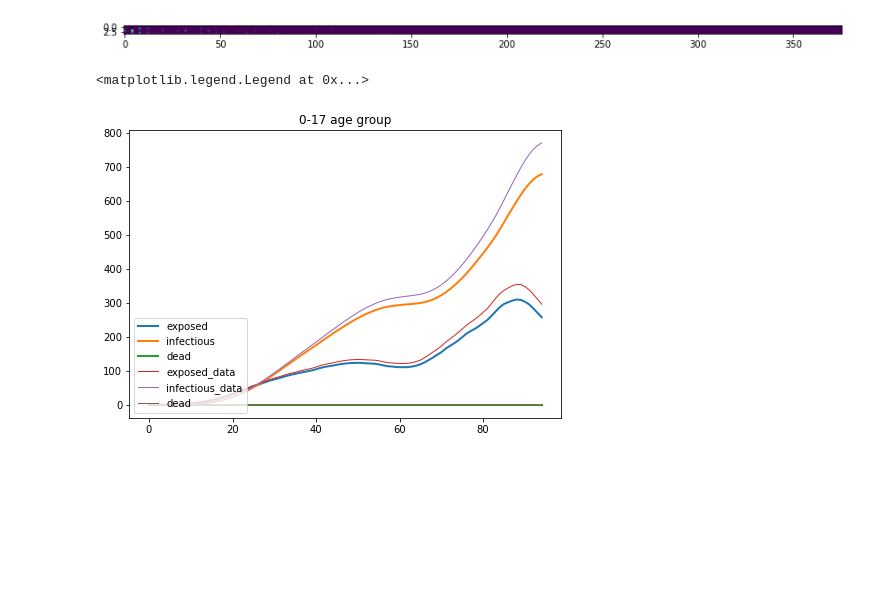
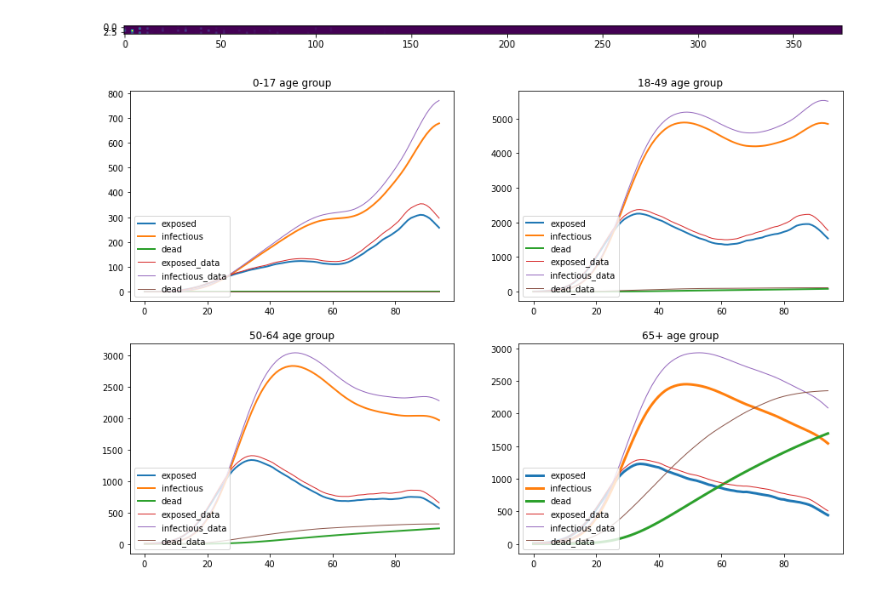
Before and after one commit to sj-ucsd/ECE227_SEIR, a Jupyter notebook: Merged_Florida.ipynb, the cells around one changed output. Drawn from its saved outputs; the diff is of its cells as text; code cells hidden in the pictures; blank space fills up the shorter version.

```diff
--- a/Merged_Florida.ipynb
+++ b/Merged_Florida.ipynb
@@ -450,24 +450,55 @@ for i in range(0,Days):
     I1[i] = sum(Is[i])
     R1[i] = sum(Rs[i])
     D1[i] = sum(Ds[i])
-# %%
-fig = plt.figure()
-ax = fig.add_axes([0, 0, 1, 1])
-#ax.plot(Ss[:,0],lw=2,label='suceptible')
-ax.plot(Es[:,0],lw=2,label='exposed')
-ax.plot(Is[:,0],lw=2,label='infectious')
-#ax.plot(Rs[:,0],lw=2,label='recovered')
-ax.plot(Ds[:,0],lw=2,label='dead')
-ax.plot(E[ages[0]],lw=1,label='exposed_data')
-ax.plot(I[ages[0]],lw=1,label='infectious_data')
-#ax.plot(R[ages[0]],lw=1,label='recovered_data')
-ax.plot(D[ages[0]],lw=1,label='dead')
-ax.set_title("0-17 age group")
-#ax.set_ylabel(‘Price’,fontsize=20)
-plt.legend(loc='lower left')
-# %% [output]
-<matplotlib.legend.Legend at 0x...>
-[figure, removed]
+# %%
+fig,ax = plt.subplots(2,2, figsize = (15, 10))
+ax[0,0].plot(Es[:,0],lw=2,label='exposed')
+ax[0,0].plot(Is[:,0],lw=2,label='infectious')
+ax[0,0].plot(Ds[:,0],lw=2,label='dead')
+ax[0,0].plot(E[ages[0]],lw=1,label='exposed_data')
+ax[0,0].plot(I[ages[0]],lw=1,label='infectious_data')
+ax[0,0].plot(D[ages[0]],lw=1,label='dead')
+ax[0,0].set_title("0-17 age group")
+ax[0,0].legend(loc='lower left')
+
+ax[0,1].plot(Es[:,1],lw=2,label='exposed')
+ax[0,1].plot(Is[:,1],lw=2,label='infectious')
+ax[0,1].plot(Ds[:,1],lw=2,label='dead')
+ax[0,1].plot(E[ages[1]],lw=1,label='exposed_data')
+ax[0,1].plot(I[ages[1]],lw=1,label='infectious_data')
+ax[0,1].plot(D[ages[1]],lw=1,label='dead_data')
+ax[0,1].set_title("18-49 age group")
+ax[0,1].legend(loc='lower left')
+
+ax[1,0].plot(Es[:,2],lw=2,label='exposed')
+ax[1,0].plot(Is[:,2],lw=2,label='infectious')
+#ax.plot(Rs[:,2],lw=2,label='recovered')
+ax[1,0].plot(Ds[:,2],lw=2,label='dead')
+#ax.plot(S[ages[2]],lw=1,label='suceptible_data')
+ax[1,0].plot(E[ages[2]],lw=1,label='exposed_data')
+ax[1,0].plot(I[ages[2]],lw=1,label='infectious_data')
+#ax.plot(R[ages[2]],lw=1,label='recovered_data')
+ax[1,0].plot(D[ages[2]],lw=1,label='dead_data')
+ax[1,0].set_title("50-64 age group")
+#ax.set_ylabel(‘Price’,fontsize=20)
+ax[1,0].legend(loc='lower left')
+
+ax[1,1].plot(Es[:,3],lw=3,label='exposed')
+ax[1,1].plot(Is[:,3],lw=3,label='infectious')
+#ax.plot(Rs[:,3],lw=3,label='recovered')
+ax[1,1].plot(Ds[:,3],lw=3,label='dead')
+
+ax[1,1].plot(E[ages[3]],lw=1,label='exposed_data')
+ax[1,1].plot(I[ages[3]],lw=1,label='infectious_data')
+#ax.plot(R[ages[3]],lw=1,label='recovered_data')
+ax[1,1].plot(D[ages[3]],lw=1,label='dead_data')
+ax[1,1].set_title("65+ age group")
+#ax.set_ylabel(‘Price’,fontsize=20)
+ax[1,1].legend(loc='lower left')
+
+plt.savefig('FL_result', dpi = 500, pad_inches = 0.1, bbox_inches='tight')
+# %% [output]
+[figure, added]
 # %%
 
 fig = plt.figure()
```
Also changed, not shown: parts of 4 cells of this notebook, 2 other files.
